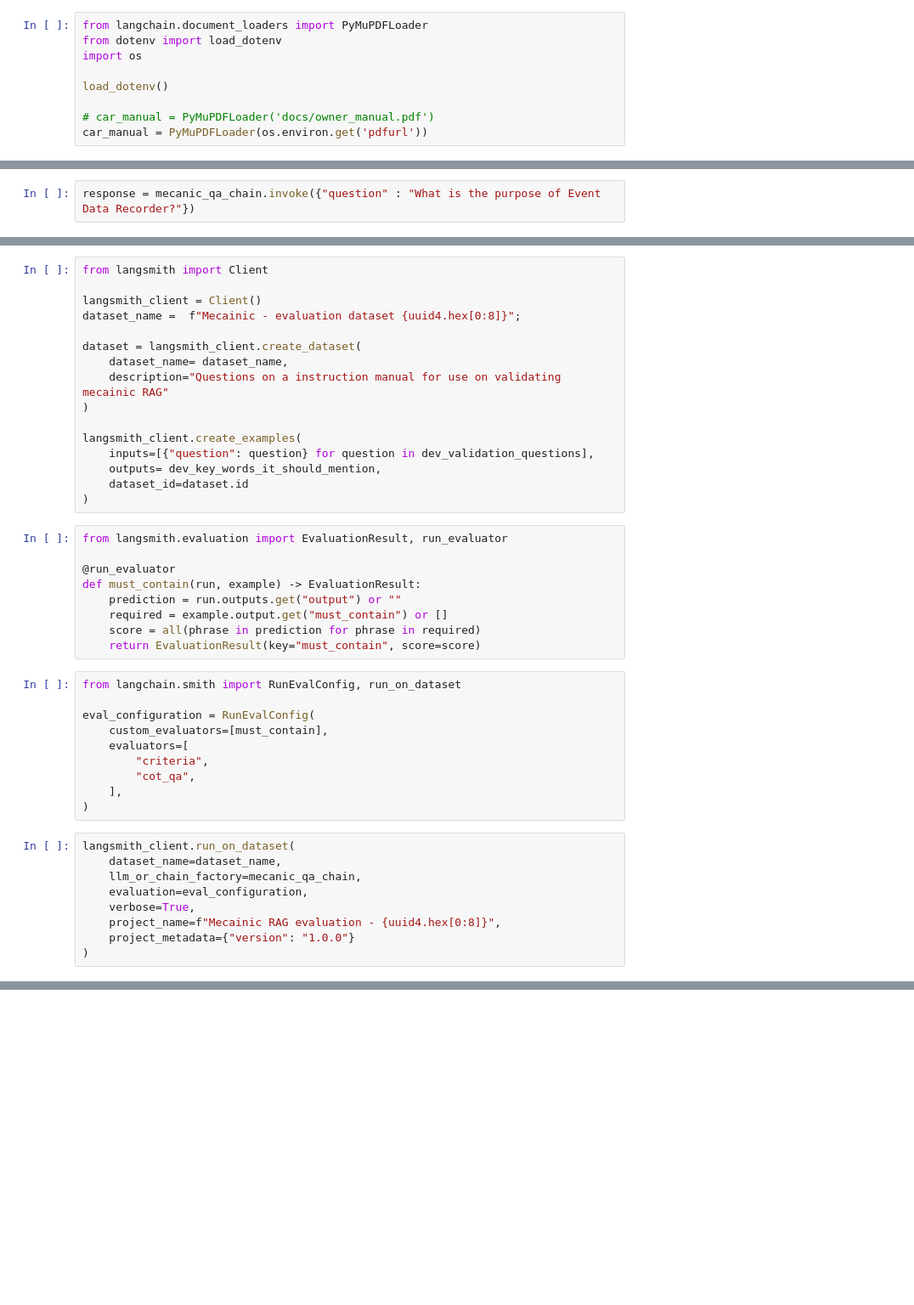
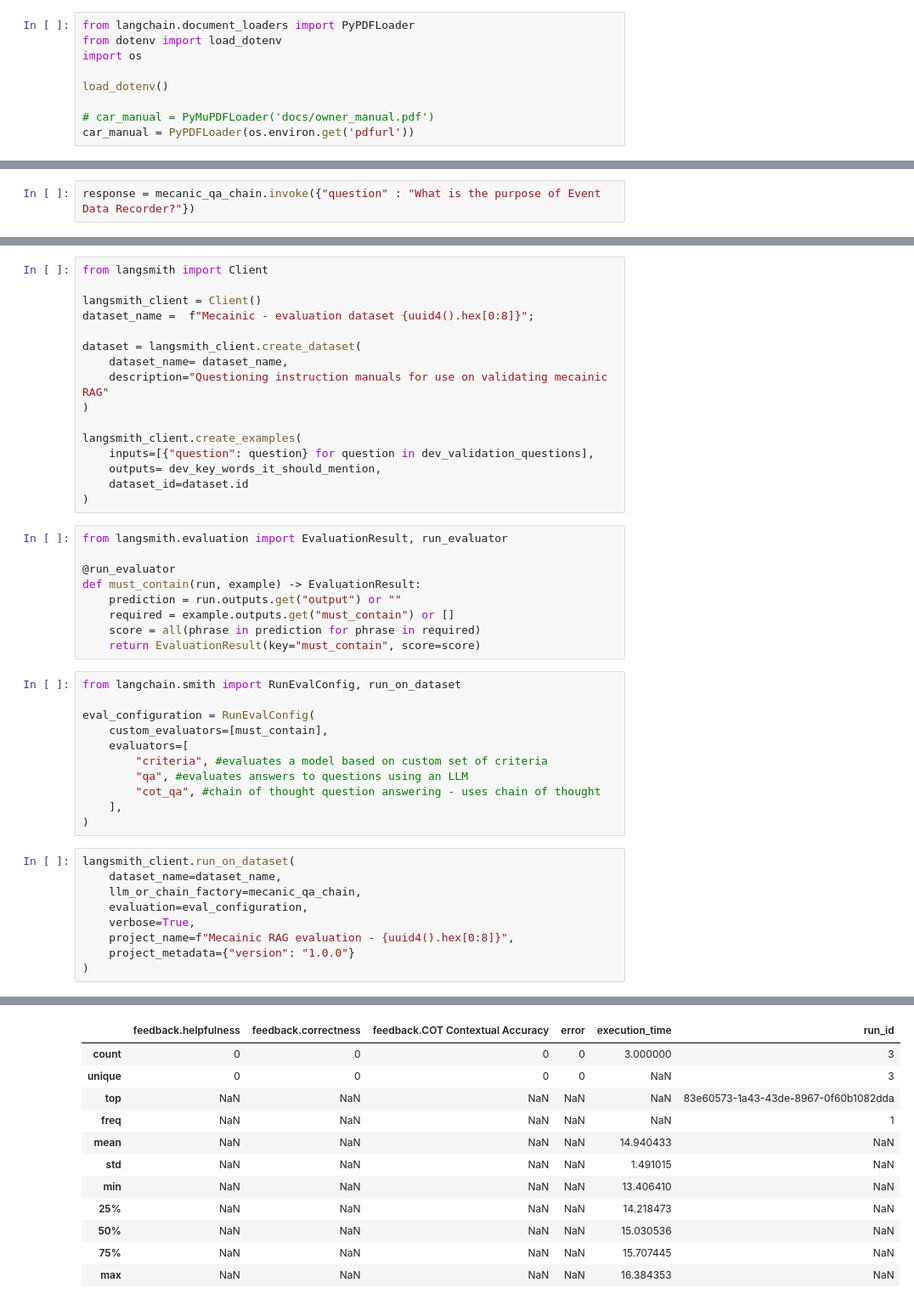
Before and after one commit to markat1/MechAInic, a Jupyter notebook: project-mecainic.ipynb, the cells around one changed output, grey strips where cells are left out. Shown at 85% size. Saved outputs shown, nothing was run; the diff lists cells and outputs as text; blank space fills up the shorter version.

```diff
--- a/project-mecainic.ipynb
+++ b/project-mecainic.ipynb
@@ -14,14 +14,14 @@ os.environ["LANGCHAIN_PROJECT"] = f"Mecainic - {unique_id}"
 os.environ["LANGCHAIN_ENDPOINT"] = "https://api.smith.langchain.com"
 os.environ["LANGCHAIN_API_KEY"] = getpass.getpass("Enter your LangSmith API key:")
 # %%
-from langchain.document_loaders import PyMuPDFLoader
+from langchain.document_loaders import PyPDFLoader
 from dotenv import load_dotenv
 import os
 
 load_dotenv()
 
 # car_manual = PyMuPDFLoader('docs/owner_manual.pdf')
-car_manual = PyMuPDFLoader(os.environ.get('pdfurl'))
+car_manual = PyPDFLoader(os.environ.get('pdfurl'))
 # %%
 car_manual_data = car_manual.load()
 print(car_manual_data[5])
@@ -160,11 +160,11 @@ dev_key_words_it_should_mention = [
 from langsmith import Client
 
 langsmith_client = Client()
-dataset_name =  f"Mecainic - evaluation dataset {uuid4.hex[0:8]}";
+dataset_name =  f"Mecainic - evaluation dataset {uuid4().hex[0:8]}";
 
 dataset = langsmith_client.create_dataset(
     dataset_name= dataset_name,
-    description="Questions on a instruction manual for use on validating mecainic RAG"
+    description="Questioning instruction manuals for use on validating mecainic RAG"
 )
 
 langsmith_client.create_examples(
@@ -178,7 +178,7 @@ from langsmith.evaluation import EvaluationResult, run_evaluator
 @run_evaluator
 def must_contain(run, example) -> EvaluationResult:
     prediction = run.outputs.get("output") or ""
-    required = example.output.get("must_contain") or []
+    required = example.outputs.get("must_contain") or []
     score = all(phrase in prediction for phrase in required)
     return EvaluationResult(key="must_contain", score=score)
 # %%
@@ -187,8 +187,9 @@ from langchain.smith import RunEvalConfig, run_on_dataset
 eval_configuration = RunEvalConfig(
     custom_evaluators=[must_contain],
     evaluators=[
-        "criteria",
-        "cot_qa",
+        "criteria", #evaluates a model based on custom set of criteria
+        "qa", #evaluates answers to questions using an LLM
+        "cot_qa", #chain of thought question answering - uses chain of thought
     ],
 )
 # %%
@@ -197,6 +198,7 @@ langsmith_client.run_on_dataset(
     llm_or_chain_factory=mecanic_qa_chain,
     evaluation=eval_configuration,
     verbose=True,
-    project_name=f"Mecainic RAG evaluation - {uuid4.hex[0:8]}",
+    project_name=f"Mecainic RAG evaluation - {uuid4().hex[0:8]}",
     project_metadata={"version": "1.0.0"}
 )
+# %% [output]
@@ -202,0 +254,12 @@ langsmith_client.run_on_dataset(
+|  | feedback.helpfulness | feedback.correctness | feedback.COT Contextual Accuracy | error | execution_time | run_id |
+| count | 0 | 0 | 0 | 0 | 3.000000 | 3 |
+| unique | 0 | 0 | 0 | 0 | NaN | 3 |
+| top | NaN | NaN | NaN | NaN | NaN | 83e60573-1a43-43de-8967-0f60b1082dda |
+| freq | NaN | NaN | NaN | NaN | NaN | 1 |
+| mean | NaN | NaN | NaN | NaN | 14.940433 | NaN |
+| std | NaN | NaN | NaN | NaN | 1.491015 | NaN |
+| min | NaN | NaN | NaN | NaN | 13.406410 | NaN |
+| 25% | NaN | NaN | NaN | NaN | 14.218473 | NaN |
+| 50% | NaN | NaN | NaN | NaN | 15.030536 | NaN |
+| 75% | NaN | NaN | NaN | NaN | 15.707445 | NaN |
+| max | NaN | NaN | NaN | NaN | 16.384353 | NaN |
```
Also changed, not shown: parts of 6 cells of this notebook.
